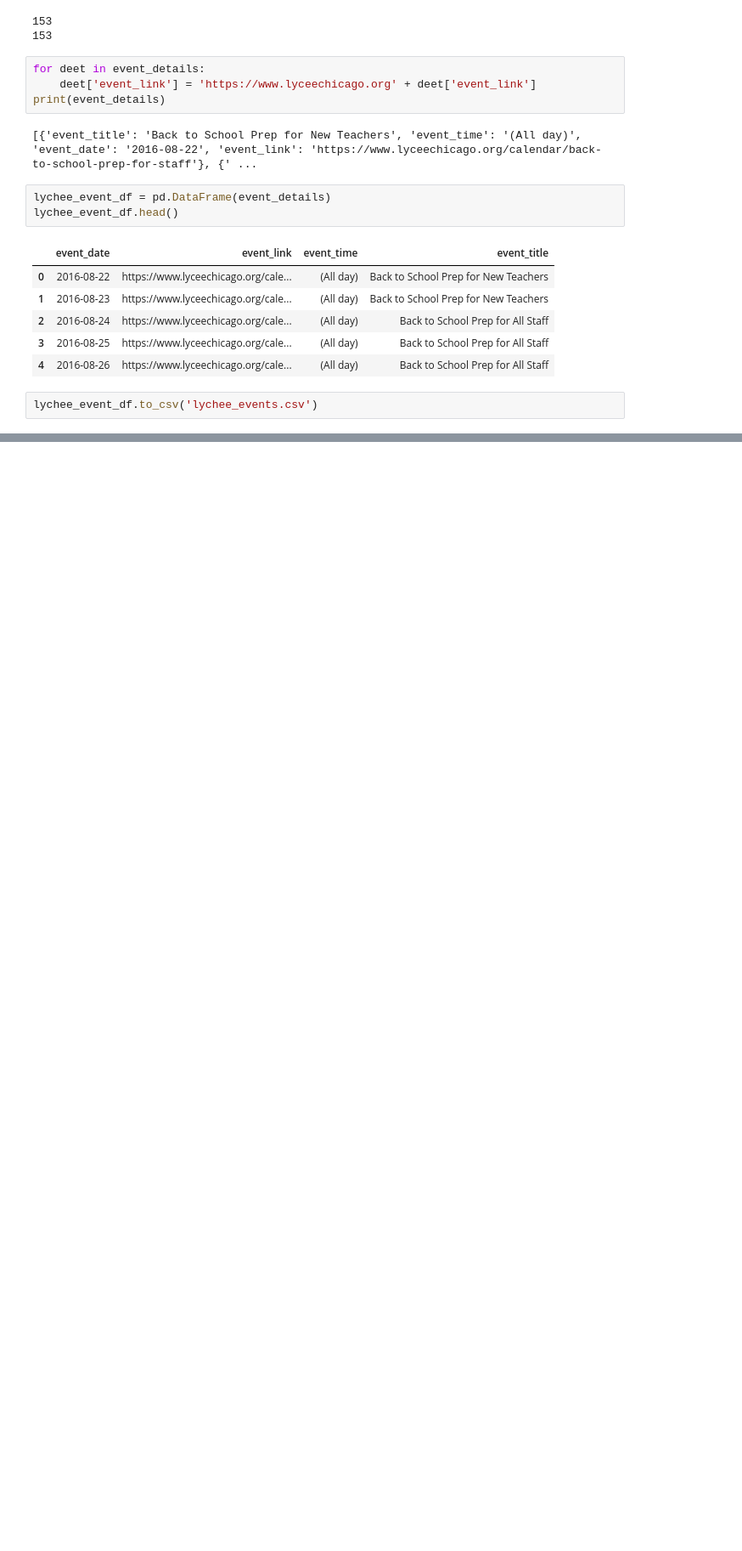
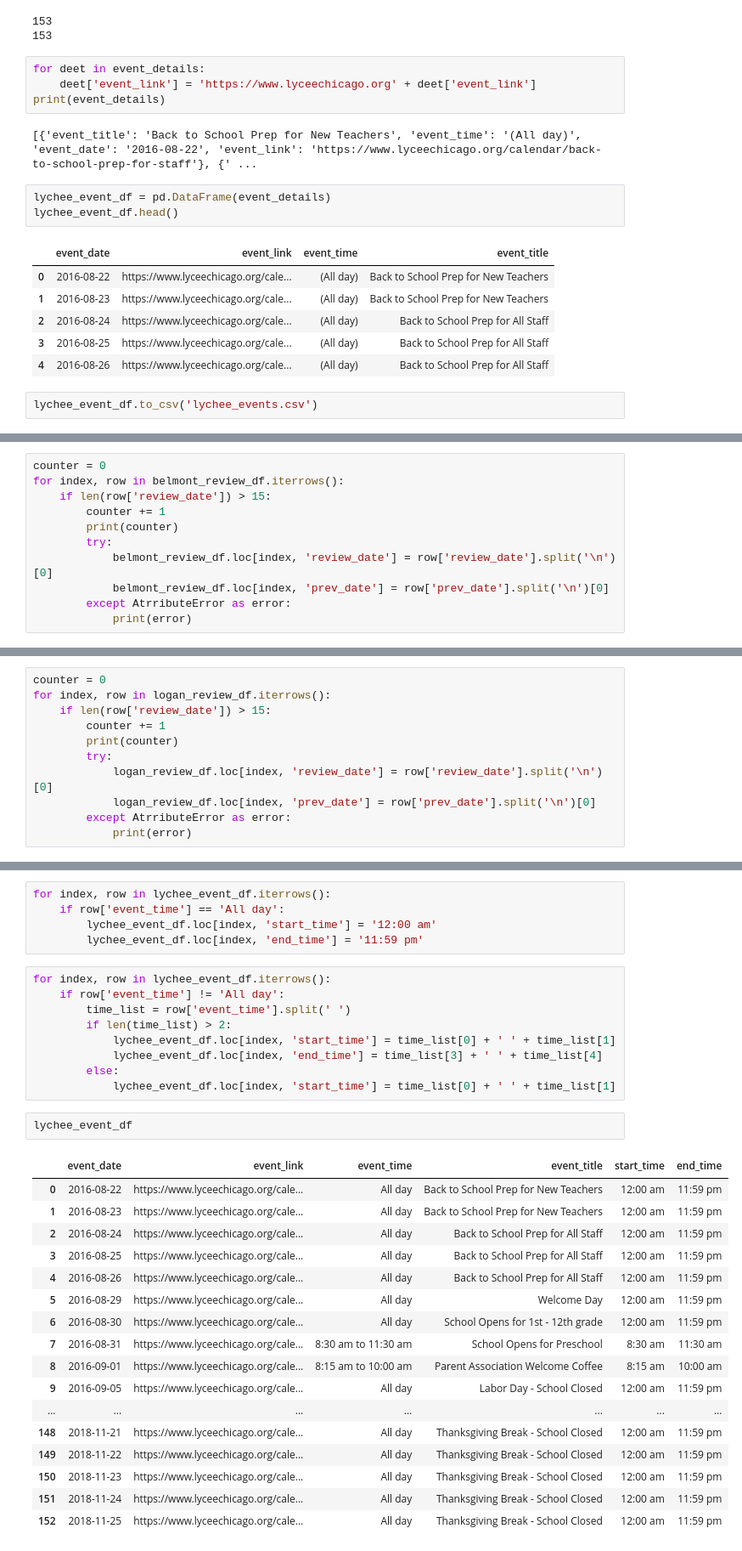
Before and after one commit to PoojaChopra123/pie_thon, a Jupyter notebook: jupyter notebooks/stacy_scratch.ipynb, the cells around one changed output, grey strips where cells are left out. Shown at 85% size. Saved outputs shown, nothing was run; the diff lists cells and outputs as text; blank space fills up the shorter version.

Commit message:
cleaned data for yelp and lychee

```diff
--- a/jupyter notebooks/stacy_scratch.ipynb
+++ b/jupyter notebooks/stacy_scratch.ipynb
@@ -476,0 +564,11 @@ lychee_event_df.to_csv('lychee_events.csv')
+# %%
+counter = 0
+for index, row in belmont_review_df.iterrows():
+    if len(row['review_date']) > 15:
+        counter += 1
+        print(counter)
+        try:
+            belmont_review_df.loc[index, 'review_date'] = row['review_date'].split('\n')[0]
+            belmont_review_df.loc[index, 'prev_date'] = row['prev_date'].split('\n')[0]
+        except AtrributeError as error:
+            print(error)
@@ -476,0 +581,11 @@ lychee_event_df.to_csv('lychee_events.csv')
+# %%
+counter = 0
+for index, row in logan_review_df.iterrows():
+    if len(row['review_date']) > 15:
+        counter += 1
+        print(counter)
+        try:
+            logan_review_df.loc[index, 'review_date'] = row['review_date'].split('\n')[0]
+            logan_review_df.loc[index, 'prev_date'] = row['prev_date'].split('\n')[0]
+        except AtrributeError as error:
+            print(error)
@@ -476,0 +666,34 @@ lychee_event_df.to_csv('lychee_events.csv')
+# %%
+for index, row in lychee_event_df.iterrows():
+    if row['event_time'] == 'All day':
+        lychee_event_df.loc[index, 'start_time'] = '12:00 am'
+        lychee_event_df.loc[index, 'end_time'] = '11:59 pm'
+# %%
+for index, row in lychee_event_df.iterrows():
+    if row['event_time'] != 'All day':
+        time_list = row['event_time'].split(' ')
+        if len(time_list) > 2:
+            lychee_event_df.loc[index, 'start_time'] = time_list[0] + ' ' + time_list[1]
+            lychee_event_df.loc[index, 'end_time'] = time_list[3] + ' ' + time_list[4]
+        else:
+            lychee_event_df.loc[index, 'start_time'] = time_list[0] + ' ' + time_list[1]
+# %%
+lychee_event_df
+# %% [output]
+|  | event_date | event_link | event_time | event_title | start_time | end_time |
+| 0 | 2016-08-22 | https://www.lyceechicago.org/cale... | All day | Back to School Prep for New Teachers | 12:00 am | 11:59 pm |
+| 1 | 2016-08-23 | https://www.lyceechicago.org/cale... | All day | Back to School Prep for New Teachers | 12:00 am | 11:59 pm |
+| 2 | 2016-08-24 | https://www.lyceechicago.org/cale... | All day | Back to School Prep for All Staff | 12:00 am | 11:59 pm |
+| 3 | 2016-08-25 | https://www.lyceechicago.org/cale... | All day | Back to School Prep for All Staff | 12:00 am | 11:59 pm |
+| 4 | 2016-08-26 | https://www.lyceechicago.org/cale... | All day | Back to School Prep for All Staff | 12:00 am | 11:59 pm |
+| 5 | 2016-08-29 | https://www.lyceechicago.org/cale... | All day | Welcome Day | 12:00 am | 11:59 pm |
+| 6 | 2016-08-30 | https://www.lyceechicago.org/cale... | All day | School Opens for 1st - 12th grade | 12:00 am | 11:59 pm |
+| 7 | 2016-08-31 | https://www.lyceechicago.org/cale... | 8:30 am to 11:30 am | School Opens for Preschool | 8:30 am | 11:30 am |
+| 8 | 2016-09-01 | https://www.lyceechicago.org/cale... | 8:15 am to 10:00 am | Parent Association Welcome Coffee | 8:15 am | 10:00 am |
+| 9 | 2016-09-05 | https://www.lyceechicago.org/cale... | All day | Labor Day - School Closed | 12:00 am | 11:59 pm |
+| ... | ... | ... | ... | ... | ... | ... |
+| 148 | 2018-11-21 | https://www.lyceechicago.org/cale... | All day | Thanksgiving Break - School Closed | 12:00 am | 11:59 pm |
+| 149 | 2018-11-22 | https://www.lyceechicago.org/cale... | All day | Thanksgiving Break - School Closed | 12:00 am | 11:59 pm |
+| 150 | 2018-11-23 | https://www.lyceechicago.org/cale... | All day | Thanksgiving Break - School Closed | 12:00 am | 11:59 pm |
+| 151 | 2018-11-24 | https://www.lyceechicago.org/cale... | All day | Thanksgiving Break - School Closed | 12:00 am | 11:59 pm |
+| 152 | 2018-11-25 | https://www.lyceechicago.org/cale... | All day | Thanksgiving Break - School Closed | 12:00 am | 11:59 pm |
```
Also changed, not shown: parts of 40 cells of this notebook, 4 other files.
